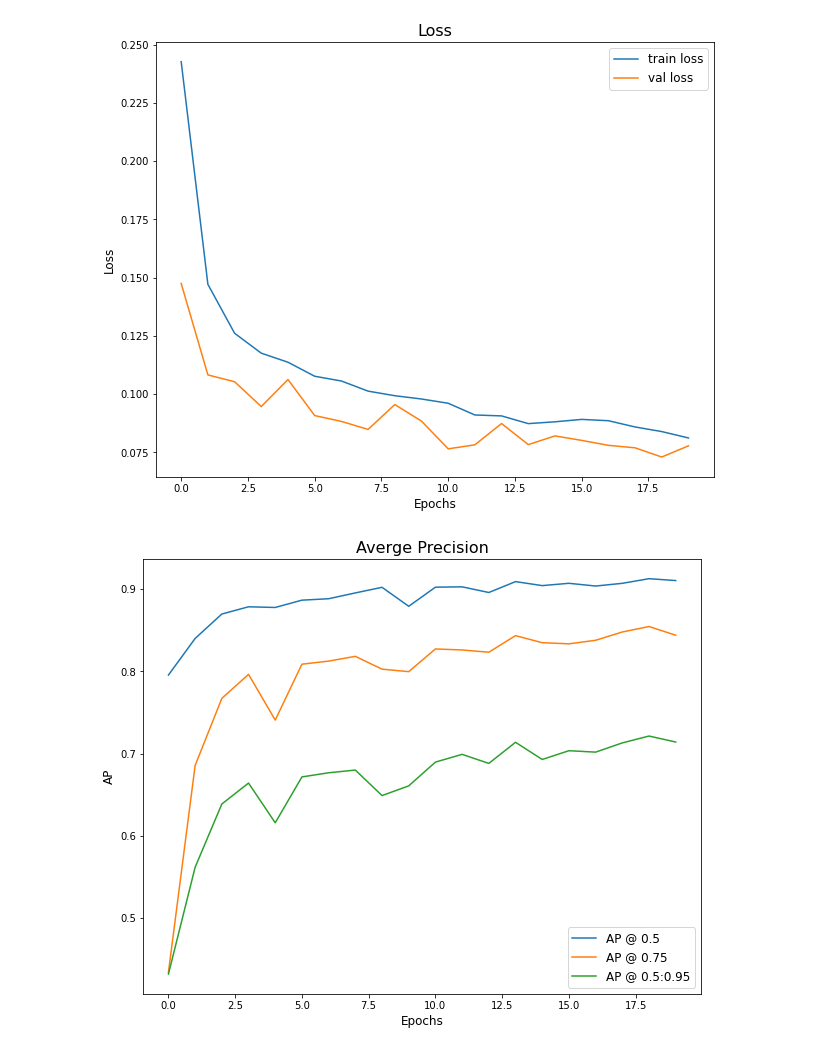
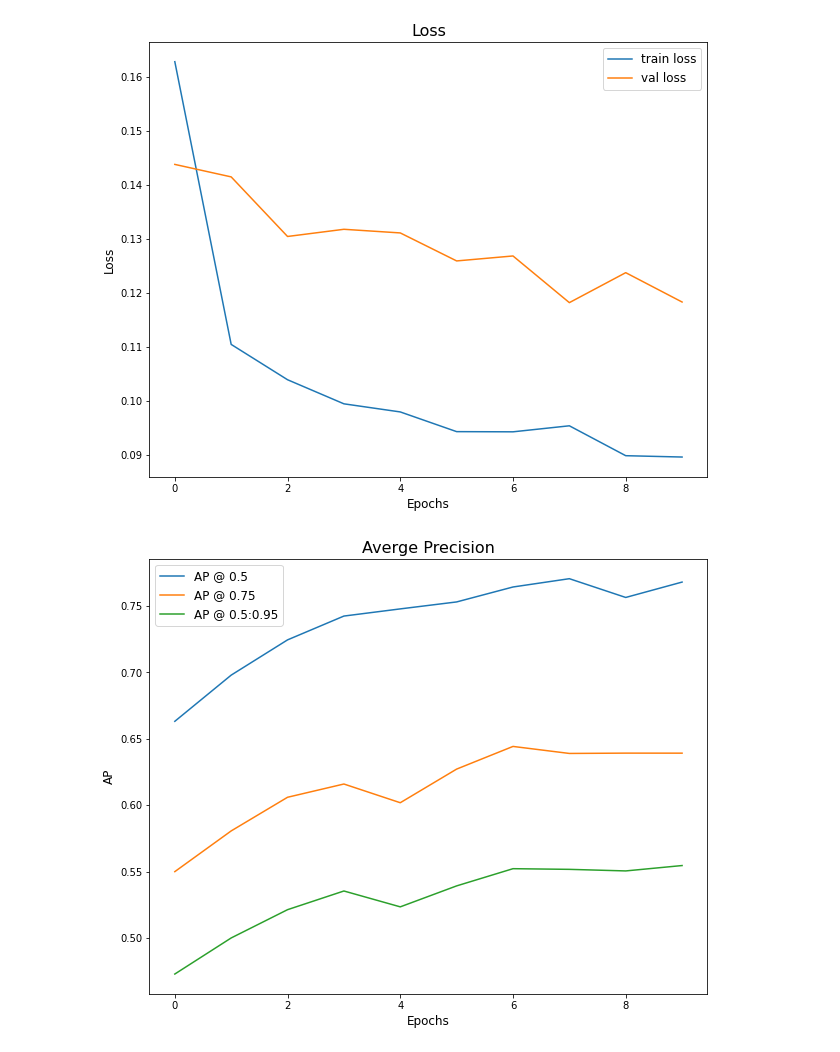
Before and after one commit to tschiolborg/synthetic_data_project, a Jupyter notebook: notebooks/plotting.ipynb, the cells around one changed output. Cells and saved outputs as stored; diff of their text form; code cells hidden in the pictures.

Commit message:
update train and test

```diff
--- a/notebooks/plotting.ipynb
+++ b/notebooks/plotting.ipynb
@@ -3,19 +40,45 @@ from src.utils import plot_loss, plot_val, Json_writer
+# %%
+def plot_loss(train_losses, val_losses=None, file_out="output"):
+    epochs = range(len(train_losses))
+    fig = plt.figure(figsize=(10, 8))
+    plt.plot(epochs, train_losses, label="train loss")
+    if val_losses is not None:
+        plt.plot(epochs, val_losses, label="val loss")
+    plt.xlabel("Epochs", fontdict={"size": 12})
+    plt.ylabel("Loss", fontdict={"size": 12})
+    plt.title("Loss", fontdict={"size": 16})
+    plt.legend(prop={"size": 12})
+    plt.savefig(file_out)
+    plt.show()
+
+
+def plot_val(scores, labels, y_label="mAP", file_out="output"):
+    epochs = range(len(scores[0]))
+    fig = plt.figure(figsize=(10, 8))
+    for score, label in zip(scores, labels):
+        plt.plot(epochs, score, label=label)
+    plt.xlabel("Epochs", fontdict={"size": 12})
+    plt.ylabel(y_label, fontdict={"size": 12})
+    plt.title("Averge Precision", fontdict={"size": 16})
+    plt.legend(prop={"size": 12})
+    plt.savefig(file_out)
+    plt.show()
 # %%
-log_file = r"C:\Users\saibo\Documents\bachelor_project\outputs\2022-04-06\23-45-06\logs\run.json"
-writer = Json_writer(log_file=log_file, reset=False)
+log_file = r"C:\Users\saibo\Documents\bachelor_project\outputs\2022-04-11\15-28-51\logs\run.json"
+writer = Json_writer(log_file=log_file).load_data(log_file=log_file)
 # %%
 loss_train = writer.data['Loss/train']
 loss_val = writer.data['Loss/val']
 scores = writer.data['Score/val']
 # %%
-plot_loss(loss_train, loss_val, file_out="../reports/images/loss_mtsd_d_20.png")
+plot_loss(loss_train, loss_val, file_out="../reports/images/default.png")
 # %% [output]
-[figure, old version]
+[figure, new version]
 # %%
 map_50 = scores['map_50']
 map_75 = scores['map_75']
 map_5095 = scores['map']
 labels = ["AP @ 0.5", "AP @ 0.75", "AP @ 0.5:0.95"]
-plot_val([map_50, map_75, map_5095], labels, y_label="AP", file_out="../reports/images/val_mtsd_d_20.png")
+plot_val([map_50, map_75, map_5095], labels, y_label="AP", file_out="../reports/images/default.png")
 # %% [output]
-[figure, old version]
+[figure, new version]
```
Also changed, not shown: parts of 3 cells of this notebook, 12 other files.
